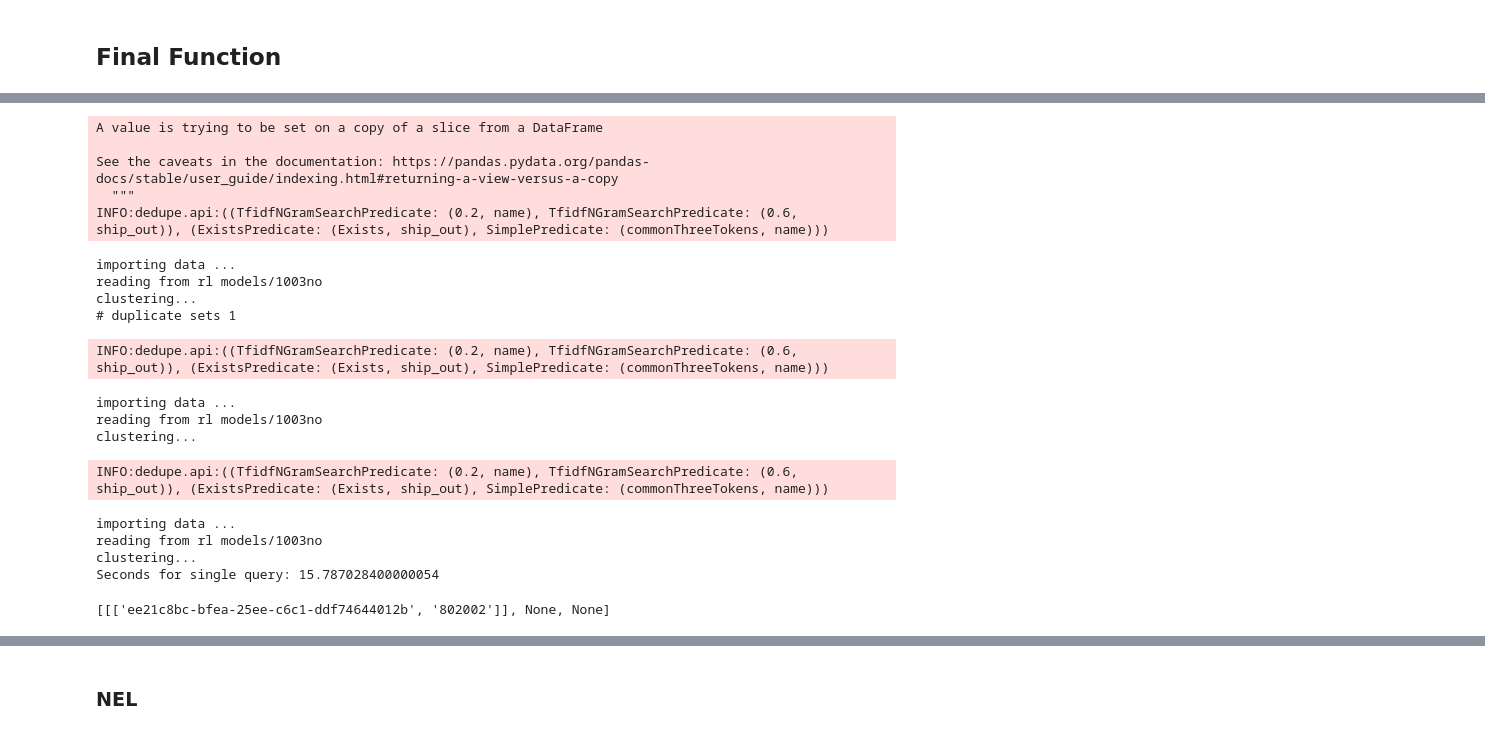
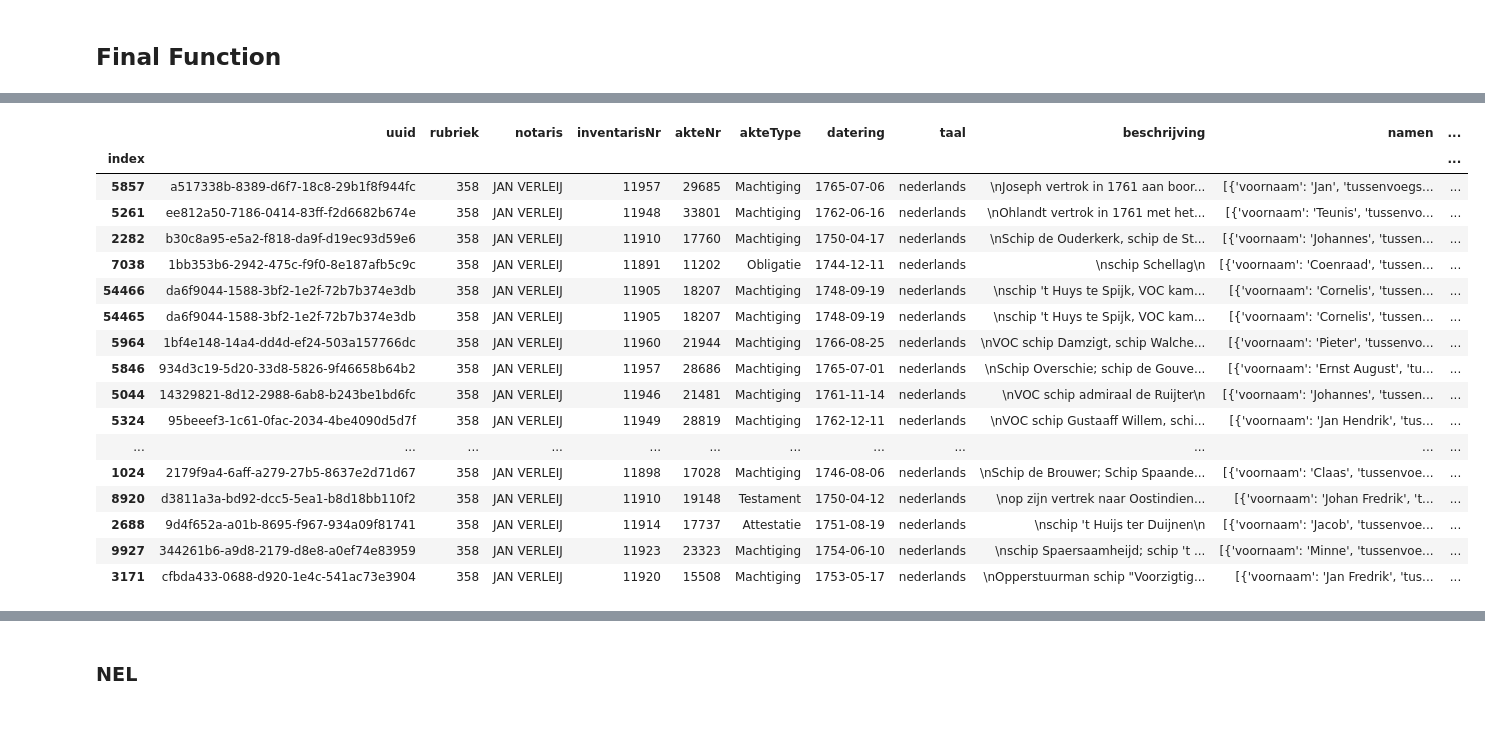
Before and after one commit to barry98/VOC-project, a Jupyter notebook: Pipeline.ipynb, the cells around one changed output, grey strips where cells are left out. Cells and saved outputs as stored; diff of their text form; code cells hidden in the pictures.

```diff
--- a/Pipeline.ipynb
+++ b/Pipeline.ipynb
@@ -238,28 +542,30 @@ def Pipeline(row, knowledgebase, NER_model, RL_model):
 # %%
 start_time = timeit.default_timer()
-x = Pipeline(notary.iloc[85], voc, nlp2, 'rl models/1003no')
+x = Pipeline(notary[notary.uuid.isin(final_df.uuid)][1300:1950], voc, nlp2, 'rl models/50no')
 elapsed = timeit.default_timer() - start_time
 print('Seconds for single query: ' + str(elapsed))
-# %% [output]
-A value is trying to be set on a copy of a slice from a DataFrame
-
-See the caveats in the documentation: https://pandas.pydata.org/pandas-docs/stable/user_guide/indexing.html#returning-a-view-versus-a-copy
-  """
-INFO:dedupe.api:((TfidfNGramSearchPredicate: (0.2, name), TfidfNGramSearchPredicate: (0.6, ship_out)), (ExistsPredicate: (Exists, ship_out), SimplePredicate: (commonThreeTokens, name)))
-importing data ...
-reading from rl models/1003no
-clustering...
-# duplicate sets 1
-INFO:dedupe.api:((TfidfNGramSearchPredicate: (0.2, name), TfidfNGramSearchPredicate: (0.6, ship_out)), (ExistsPredicate: (Exists, ship_out), SimplePredicate: (commonThreeTokens, name)))
-importing data ...
-reading from rl models/1003no
-clustering...
-INFO:dedupe.api:((TfidfNGramSearchPredicate: (0.2, name), TfidfNGramSearchPredicate: (0.6, ship_out)), (ExistsPredicate: (Exists, ship_out), SimplePredicate: (commonThreeTokens, name)))
-importing data ...
-reading from rl models/1003no
-clustering...
-Seconds for single query: 15.787028400000054
-# %%
-x
-# %% [output]
-[[['ee21c8bc-bfea-25ee-c6c1-ddf74644012b', '802002']], None, None]
+# %%
+testje = pd.read_csv('rl models/test_notary_old.csv')
+# %%
+final_df = pd.read_csv('final_df.csv', index_col=['index'])
+# %%
+final_df.loc[testje.cluster_id.to_list()][final_df.vocop_match!='0']
+# %% [output]
+|  | uuid | rubriek | notaris | inventarisNr | akteNr | akteType | datering | taal | beschrijving | namen | ... |
+| index |  |  |  |  |  |  |  |  |  |  | ... |
+| 5857 | a517338b-8389-d6f7-18c8-29b1f8f944fc | 358 | JAN VERLEIJ | 11957 | 29685 | Machtiging | 1765-07-06 | nederlands | \nJoseph vertrok in 1761 aan boor... | [{'voornaam': 'Jan', 'tussenvoegs... | ... |
+| 5261 | ee812a50-7186-0414-83ff-f2d6682b674e | 358 | JAN VERLEIJ | 11948 | 33801 | Machtiging | 1762-06-16 | nederlands | \nOhlandt vertrok in 1761 met het... | [{'voornaam': 'Teunis', 'tussenvo... | ... |
+| 2282 | b30c8a95-e5a2-f818-da9f-d19ec93d59e6 | 358 | JAN VERLEIJ | 11910 | 17760 | Machtiging | 1750-04-17 | nederlands | \nSchip de Ouderkerk, schip de St... | [{'voornaam': 'Johannes', 'tussen... | ... |
+| 7038 | 1bb353b6-2942-475c-f9f0-8e187afb5c9c | 358 | JAN VERLEIJ | 11891 | 11202 | Obligatie | 1744-12-11 | nederlands | \nschip Schellag\n | [{'voornaam': 'Coenraad', 'tussen... | ... |
+| 54466 | da6f9044-1588-3bf2-1e2f-72b7b374e3db | 358 | JAN VERLEIJ | 11905 | 18207 | Machtiging | 1748-09-19 | nederlands | \nschip 't Huys te Spijk, VOC kam... | [{'voornaam': 'Cornelis', 'tussen... | ... |
+| 54465 | da6f9044-1588-3bf2-1e2f-72b7b374e3db | 358 | JAN VERLEIJ | 11905 | 18207 | Machtiging | 1748-09-19 | nederlands | \nschip 't Huys te Spijk, VOC kam... | [{'voornaam': 'Cornelis', 'tussen... | ... |
+| 5964 | 1bf4e148-14a4-dd4d-ef24-503a157766dc | 358 | JAN VERLEIJ | 11960 | 21944 | Machtiging | 1766-08-25 | nederlands | \nVOC schip Damzigt, schip Walche... | [{'voornaam': 'Pieter', 'tussenvo... | ... |
+| 5846 | 934d3c19-5d20-33d8-5826-9f46658b64b2 | 358 | JAN VERLEIJ | 11957 | 28686 | Machtiging | 1765-07-01 | nederlands | \nSchip Overschie; schip de Gouve... | [{'voornaam': 'Ernst August', 'tu... | ... |
+| 5044 | 14329821-8d12-2988-6ab8-b243be1bd6fc | 358 | JAN VERLEIJ | 11946 | 21481 | Machtiging | 1761-11-14 | nederlands | \nVOC schip admiraal de Ruijter\n | [{'voornaam': 'Johannes', 'tussen... | ... |
+| 5324 | 95beeef3-1c61-0fac-2034-4be4090d5d7f | 358 | JAN VERLEIJ | 11949 | 28819 | Machtiging | 1762-12-11 | nederlands | \nVOC schip Gustaaff Willem, schi... | [{'voornaam': 'Jan Hendrik', 'tus... | ... |
+| ... | ... | ... | ... | ... | ... | ... | ... | ... | ... | ... | ... |
+| 1024 | 2179f9a4-6aff-a279-27b5-8637e2d71d67 | 358 | JAN VERLEIJ | 11898 | 17028 | Machtiging | 1746-08-06 | nederlands | \nSchip de Brouwer; Schip Spaande... | [{'voornaam': 'Claas', 'tussenvoe... | ... |
+| 8920 | d3811a3a-bd92-dcc5-5ea1-b8d18bb110f2 | 358 | JAN VERLEIJ | 11910 | 19148 | Testament | 1750-04-12 | nederlands | \nop zijn vertrek naar Oostindien... | [{'voornaam': 'Johan Fredrik', 't... | ... |
+| 2688 | 9d4f652a-a01b-8695-f967-934a09f81741 | 358 | JAN VERLEIJ | 11914 | 17737 | Attestatie | 1751-08-19 | nederlands | \nschip 't Huijs ter Duijnen\n | [{'voornaam': 'Jacob', 'tussenvoe... | ... |
+| 9927 | 344261b6-a9d8-2179-d8e8-a0ef74e83959 | 358 | JAN VERLEIJ | 11923 | 23323 | Machtiging | 1754-06-10 | nederlands | \nschip Spaersaamheijd; schip 't ... | [{'voornaam': 'Minne', 'tussenvoe... | ... |
+| 3171 | cfbda433-0688-d920-1e4c-541ac73e3904 | 358 | JAN VERLEIJ | 11920 | 15508 | Machtiging | 1753-05-17 | nederlands | \nOpperstuurman schip "Voorzigtig... | [{'voornaam': 'Jan Fredrik', 'tus... | ... |
```
Also changed, not shown: parts of 25 cells of this notebook, 1 other file.
